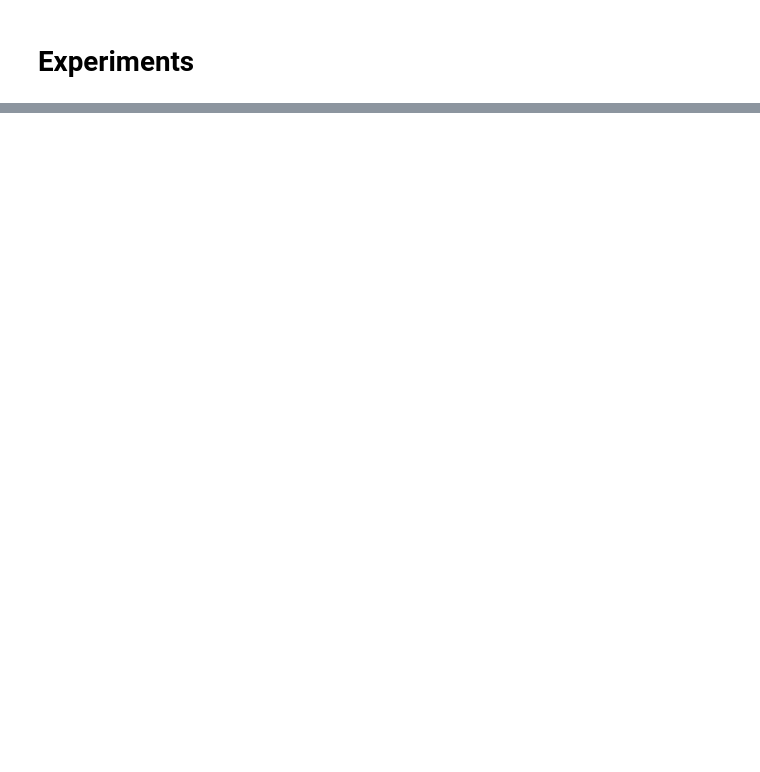
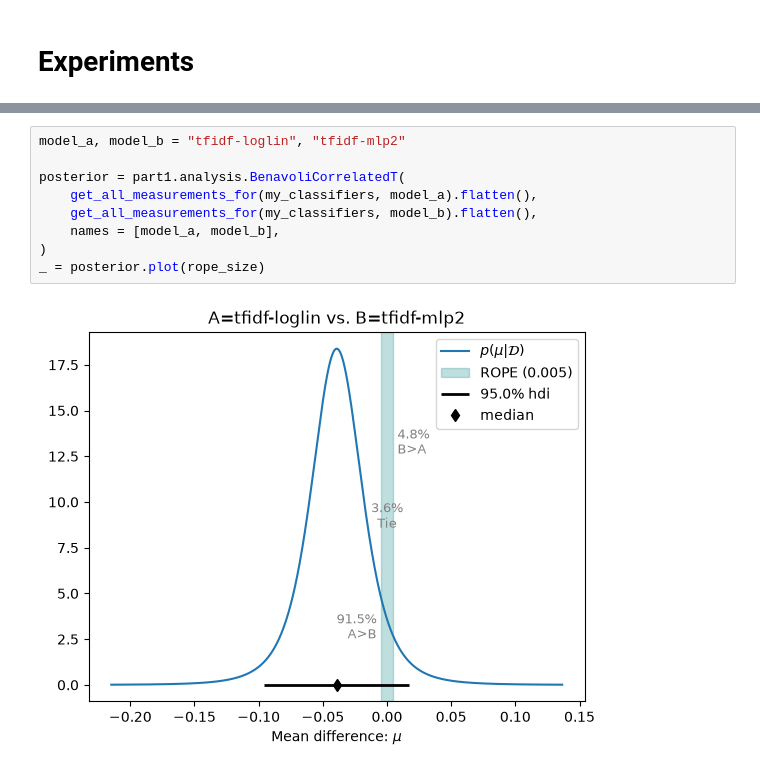
Before and after one commit to samueladrados/nlp_first_assignment, a Jupyter notebook: part1/loglinear_bow.ipynb, the cells around one changed output, grey strips where cells are left out. Drawn from its saved outputs; the diff is of its cells as text; blank space fills up the shorter version.

```diff
--- a/part1/loglinear_bow.ipynb
+++ b/part1/loglinear_bow.ipynb
@@ -313,0 +671,11 @@ class BagOfWords(Encoder):
+# %%
+model_a, model_b = "tfidf-loglin", "tfidf-mlp2"
+
+posterior = part1.analysis.BenavoliCorrelatedT(
+    get_all_measurements_for(my_classifiers, model_a).flatten(),
+    get_all_measurements_for(my_classifiers, model_b).flatten(),
+    names = [model_a, model_b],
+)
+_ = posterior.plot(rope_size)
+# %% [output]
+[figure, added]
```
Also changed, not shown: parts of 16 cells of this notebook.
